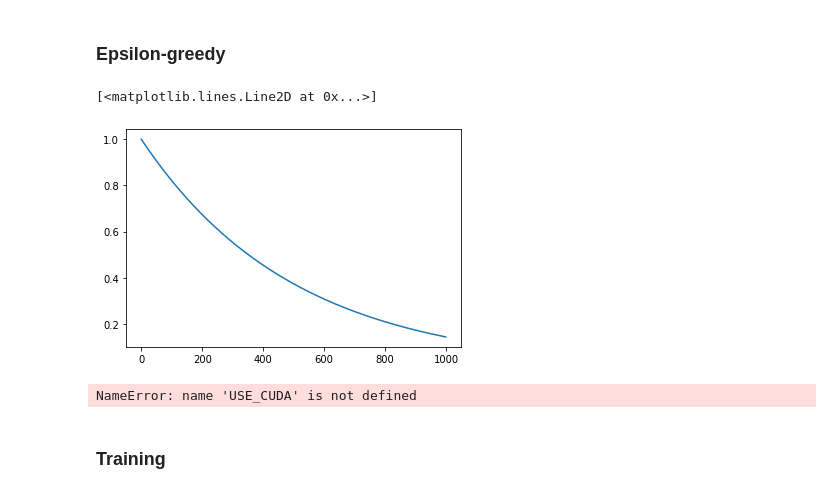
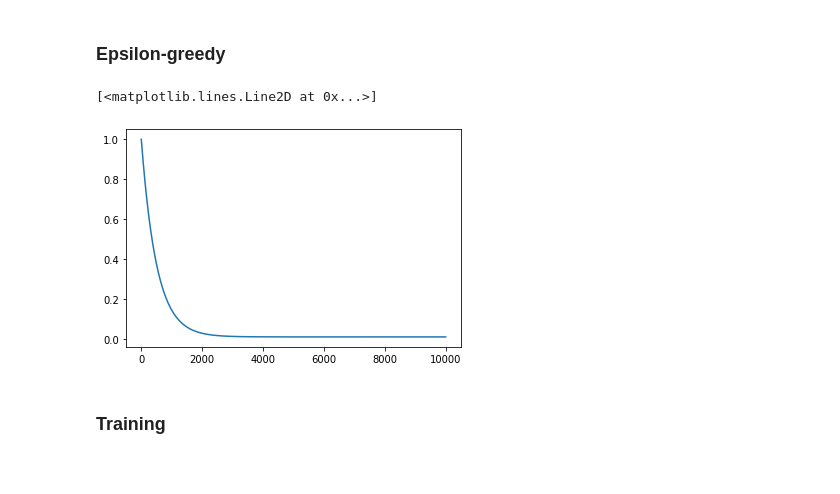
Before and after one commit to PotapovaSofia/NextBestViewRL, a Jupyter notebook: Train.ipynb, the cells around one changed output. Drawn from its saved outputs; the diff is of its cells as text; code cells hidden in the pictures.

Commit message:
dqna

```diff
--- a/Train.ipynb
+++ b/Train.ipynb
@@ -96,12 +96,12 @@ class ReplayBuffer(object):
 # %%
 epsilon_start = 1.0
 epsilon_final = 0.01
 epsilon_decay = 500
 
 epsilon_by_frame = lambda frame_idx: epsilon_final + (epsilon_start - epsilon_final) * \
         math.exp(-1. * frame_idx / epsilon_decay)
 
-plt.plot([epsilon_by_frame(i) for i in range(1000)])
+plt.plot([epsilon_by_frame(i) for i in range(10000)])
 # %% [output]
 [<matplotlib.lines.Line2D at 0x...>]
-[figure, old version]
+[figure, new version]
@@ -139,17 +111,13 @@ env = CombiningObservationsWrapper(env)
 env = StepPenaltyRewardWrapper(env)
 env = DepthMapWrapper(env)
 # %%
-model = CnnDQN(env.observation_space.shape, env.action_space.n)
+model = CnnDQNA(env.observation_space.shape, env.action_space.n)
 
 if USE_CUDA:
     model = model.cuda()
 
-optimizer = optim.Adam(model.parameters(), lr=0.001)
-
-replay_initial = 5
-replay_buffer = ReplayBuffer(20)
+replay_initial = 100
+replay_buffer = ReplayBuffer(200, use_gpu=True)
-# %% [output]
-NameError: name 'USE_CUDA' is not defined
 # %% [markdown]
 ### Training
 # %%
```
Also changed, not shown: parts of 8 cells of this notebook, 1 other file.
